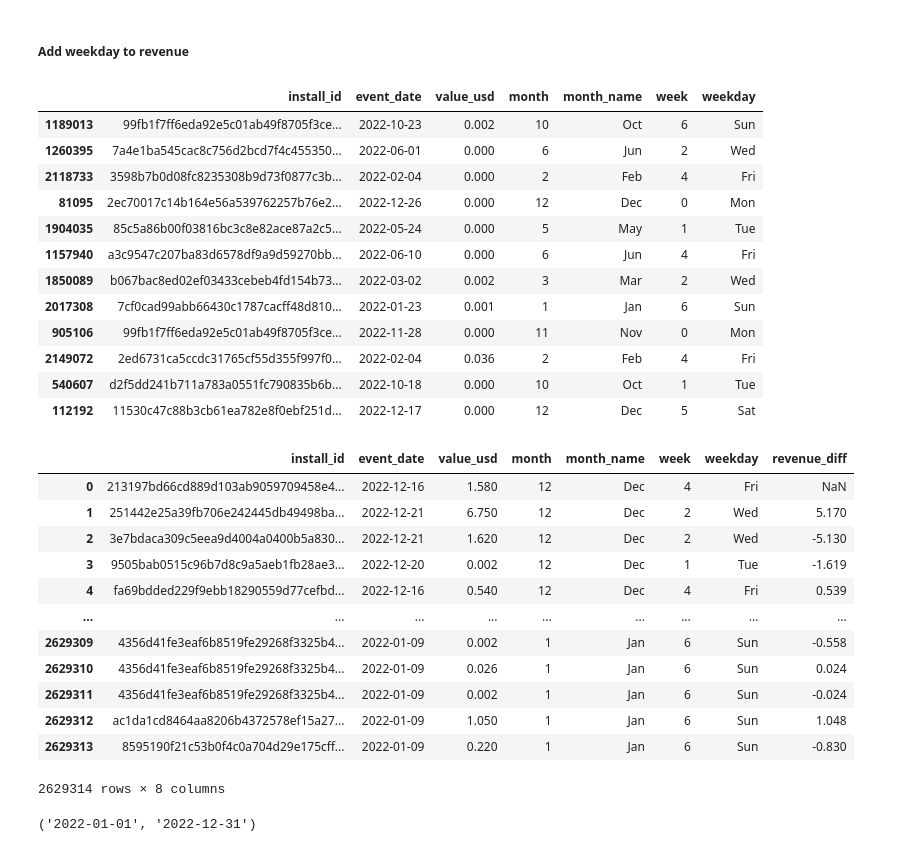
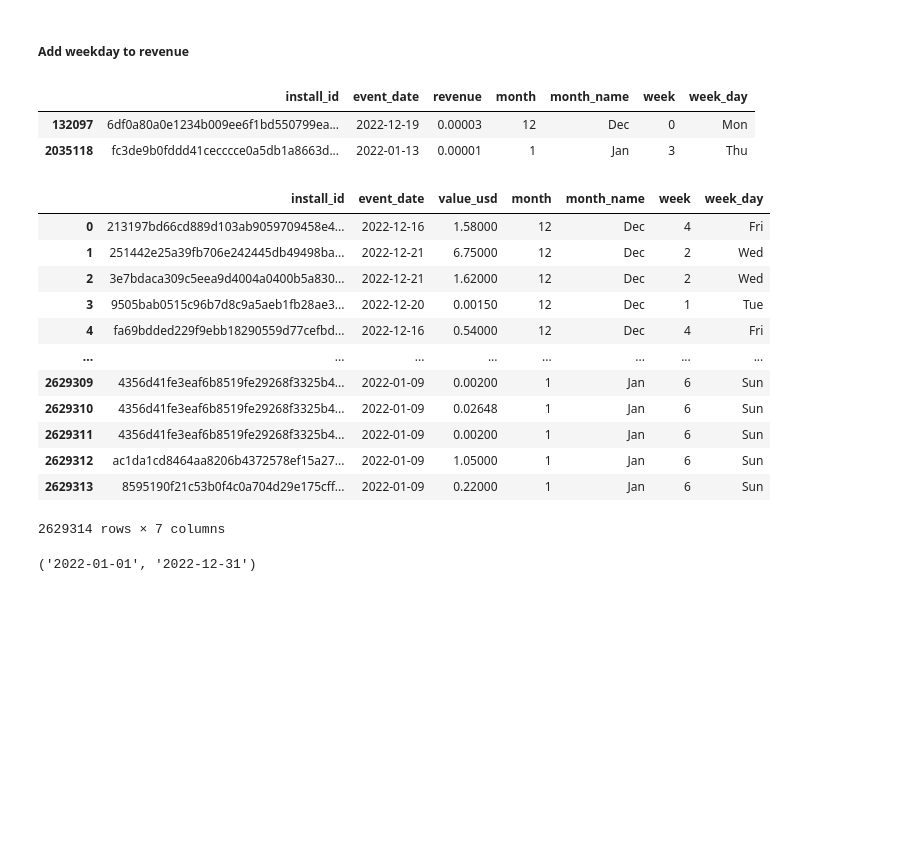
Before and after one commit to roshaan7zafar/JustDice, a Jupyter notebook: main.ipynb, the cells around one changed output. Cells and saved outputs as stored; diff of their text form; code cells hidden in the pictures; blank space fills up the shorter version.

```diff
--- a/main.ipynb
+++ b/main.ipynb
@@ -393,3 +394,4 @@ install_per_country_per_os.head(20)
 ## Revenue
 # %%
 revenue_df = pd.read_csv(r'D:\JustDice-Analytics-Engineer-Hiring-Case-main\revenue.csv')
+revenue_df.rename(columns ={"value_usd":"revenue"},inplace=True)
@@ -402,42 +420,32 @@ revenue_df['month_name'] = revenue_df['month'].apply(lambda x: calendar.month_ab
 ##### Add weekday to revenue
 # %%
 revenue_df['week'] = pd.DatetimeIndex(revenue_df['event_date']).day_of_week
-revenue_df["weekday"] = revenue_df['week'].apply(lambda x:calendar.day_abbr[x])
+revenue_df["week_day"] = revenue_df['week'].apply(lambda x:calendar.day_abbr[x])
 # %%
-revenue_df.sample(12)
+revenue_df.sample(2)
 # %% [output]
-|  | install_id | event_date | value_usd | month | month_name | week | weekday |
-| 1189013 | 99fb1f7ff6eda92e5c01ab49f8705f3ce... | 2022-10-23 | 0.002 | 10 | Oct | 6 | Sun |
-| 1260395 | 7a4e1ba545cac8c756d2bcd7f4c455350... | 2022-06-01 | 0.000 | 6 | Jun | 2 | Wed |
-| 2118733 | 3598b7b0d08fc8235308b9d73f0877c3b... | 2022-02-04 | 0.000 | 2 | Feb | 4 | Fri |
-| 81095 | 2ec70017c14b164e56a539762257b76e2... | 2022-12-26 | 0.000 | 12 | Dec | 0 | Mon |
-| 1904035 | 85c5a86b00f03816bc3c8e82ace87a2c5... | 2022-05-24 | 0.000 | 5 | May | 1 | Tue |
-| 1157940 | a3c9547c207ba83d6578df9a9d59270bb... | 2022-06-10 | 0.000 | 6 | Jun | 4 | Fri |
-| 1850089 | b067bac8ed02ef03433cebeb4fd154b73... | 2022-03-02 | 0.002 | 3 | Mar | 2 | Wed |
-| 2017308 | 7cf0cad99abb66430c1787cacff48d810... | 2022-01-23 | 0.001 | 1 | Jan | 6 | Sun |
-| 905106 | 99fb1f7ff6eda92e5c01ab49f8705f3ce... | 2022-11-28 | 0.000 | 11 | Nov | 0 | Mon |
-| 2149072 | 2ed6731ca5ccdc31765cf55d355f997f0... | 2022-02-04 | 0.036 | 2 | Feb | 4 | Fri |
-| 540607 | d2f5dd241b711a783a0551fc790835b6b... | 2022-10-18 | 0.000 | 10 | Oct | 1 | Tue |
-| 112192 | 11530c47c88b3cb61ea782e8f0ebf251d... | 2022-12-17 | 0.000 | 12 | Dec | 5 | Sat |
+|  | install_id | event_date | revenue | month | month_name | week | week_day |
+| 132097 | 6df0a80a0e1234b009ee6f1bd550799ea... | 2022-12-19 | 0.00003 | 12 | Dec | 0 | Mon |
+| 2035118 | fc3de9b0fddd41cecccce0a5db1a8663d... | 2022-01-13 | 0.00001 | 1 | Jan | 3 | Thu |
 # %%
 # installs_df.assign(InDf2=installs_df.install_id.isin(revenue_df.install_id).astype(int))
 revenue_df['revenue_diff'] = revenue_df['value_usd'].diff()
 # %%
 revenue_df
 # %% [output]
-|  | install_id | event_date | value_usd | month | month_name | week | weekday | revenue_diff |
-| 0 | 213197bd66cd889d103ab9059709458e4... | 2022-12-16 | 1.580 | 12 | Dec | 4 | Fri | NaN |
-| 1 | 251442e25a39fb706e242445db49498ba... | 2022-12-21 | 6.750 | 12 | Dec | 2 | Wed | 5.170 |
-| 2 | 3e7bdaca309c5eea9d4004a0400b5a830... | 2022-12-21 | 1.620 | 12 | Dec | 2 | Wed | -5.130 |
-| 3 | 9505bab0515c96b7d8c9a5aeb1fb28ae3... | 2022-12-20 | 0.002 | 12 | Dec | 1 | Tue | -1.619 |
-| 4 | fa69bdded229f9ebb18290559d77cefbd... | 2022-12-16 | 0.540 | 12 | Dec | 4 | Fri | 0.539 |
-| ... | ... | ... | ... | ... | ... | ... | ... | ... |
-| 2629309 | 4356d41fe3eaf6b8519fe29268f3325b4... | 2022-01-09 | 0.002 | 1 | Jan | 6 | Sun | -0.558 |
-| 2629310 | 4356d41fe3eaf6b8519fe29268f3325b4... | 2022-01-09 | 0.026 | 1 | Jan | 6 | Sun | 0.024 |
-| 2629311 | 4356d41fe3eaf6b8519fe29268f3325b4... | 2022-01-09 | 0.002 | 1 | Jan | 6 | Sun | -0.024 |
-| 2629312 | ac1da1cd8464aa8206b4372578ef15a27... | 2022-01-09 | 1.050 | 1 | Jan | 6 | Sun | 1.048 |
-| 2629313 | 8595190f21c53b0f4c0a704d29e175cff... | 2022-01-09 | 0.220 | 1 | Jan | 6 | Sun | -0.830 |
+|  | install_id | event_date | value_usd | month | month_name | week | week_day |
+| 0 | 213197bd66cd889d103ab9059709458e4... | 2022-12-16 | 1.58000 | 12 | Dec | 4 | Fri |
+| 1 | 251442e25a39fb706e242445db49498ba... | 2022-12-21 | 6.75000 | 12 | Dec | 2 | Wed |
+| 2 | 3e7bdaca309c5eea9d4004a0400b5a830... | 2022-12-21 | 1.62000 | 12 | Dec | 2 | Wed |
+| 3 | 9505bab0515c96b7d8c9a5aeb1fb28ae3... | 2022-12-20 | 0.00150 | 12 | Dec | 1 | Tue |
+| 4 | fa69bdded229f9ebb18290559d77cefbd... | 2022-12-16 | 0.54000 | 12 | Dec | 4 | Fri |
+| ... | ... | ... | ... | ... | ... | ... | ... |
+| 2629309 | 4356d41fe3eaf6b8519fe29268f3325b4... | 2022-01-09 | 0.00200 | 1 | Jan | 6 | Sun |
+| 2629310 | 4356d41fe3eaf6b8519fe29268f3325b4... | 2022-01-09 | 0.02648 | 1 | Jan | 6 | Sun |
+| 2629311 | 4356d41fe3eaf6b8519fe29268f3325b4... | 2022-01-09 | 0.00200 | 1 | Jan | 6 | Sun |
+| 2629312 | ac1da1cd8464aa8206b4372578ef15a27... | 2022-01-09 | 1.05000 | 1 | Jan | 6 | Sun |
+| 2629313 | 8595190f21c53b0f4c0a704d29e175cff... | 2022-01-09 | 0.22000 | 1 | Jan | 6 | Sun |
-2629314 rows × 8 columns
+2629314 rows × 7 columns
 # %%
 revenue_df.event_date.min(),revenue_df.event_date.max()
 # %% [output]
```
Also changed, not shown: parts of 27 cells of this notebook.
